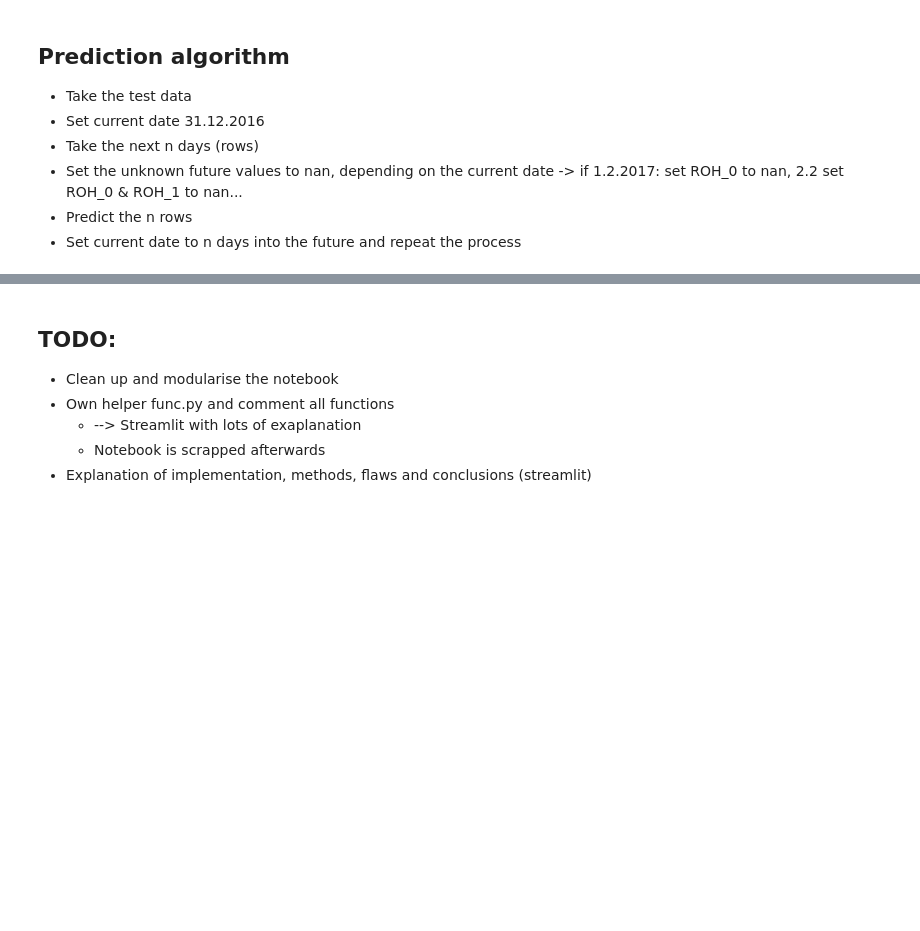
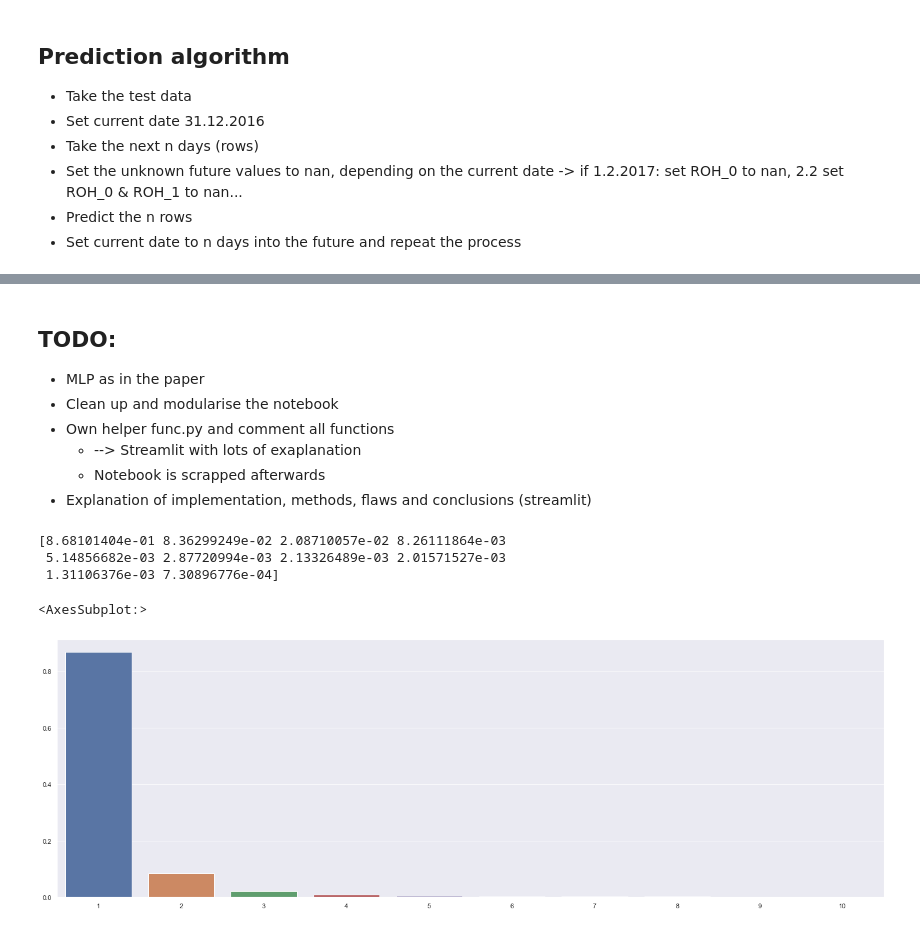
Before and after one commit to johmakinen/Various_projects, a Jupyter notebook: Notebooks/Hotel_bookings.ipynb, the cells around one changed output, grey strips where cells are left out. Cells and saved outputs as stored; diff of their text form; code cells hidden in the pictures; blank space fills up the shorter version.

```diff
--- a/Notebooks/Hotel_bookings.ipynb
+++ b/Notebooks/Hotel_bookings.ipynb
@@ -319,6 +329,7 @@ plot_diagnostics(res)
 # %% [markdown]
 ## TODO:
 
+- MLP as in the paper
 - Clean up and modularise the notebook
 - Own helper func.py and comment all functions
     - --> Streamlit with lots of exaplanation
@@ -326,0 +341,15 @@ plot_diagnostics(res)
+# %%
+X_mlp = df_sampled.iloc[:,7:181]
+y_mlp = y.copy()
+X_train_mlp, X_test_mlp, y_train_mlp, y_test_mlp = train_test_split(X_mlp, y_mlp, test_size=0.2, random_state=42)
+# %%
+pca = PCA(n_components=10)
+pca.fit(X_train_mlp)
+print(pca.explained_variance_ratio_)
+sns.barplot(x=np.arange(1,11),y=pca.explained_variance_ratio_)
+# %% [output]
+[8.68101404e-01 8.36299249e-02 2.08710057e-02 8.26111864e-03
+ 5.14856682e-03 2.87720994e-03 2.13326489e-03 2.01571527e-03
+ 1.31106376e-03 7.30896776e-04]
+<AxesSubplot:>
+[figure, added]
```
Also changed, not shown: parts of 16 cells of this notebook.
